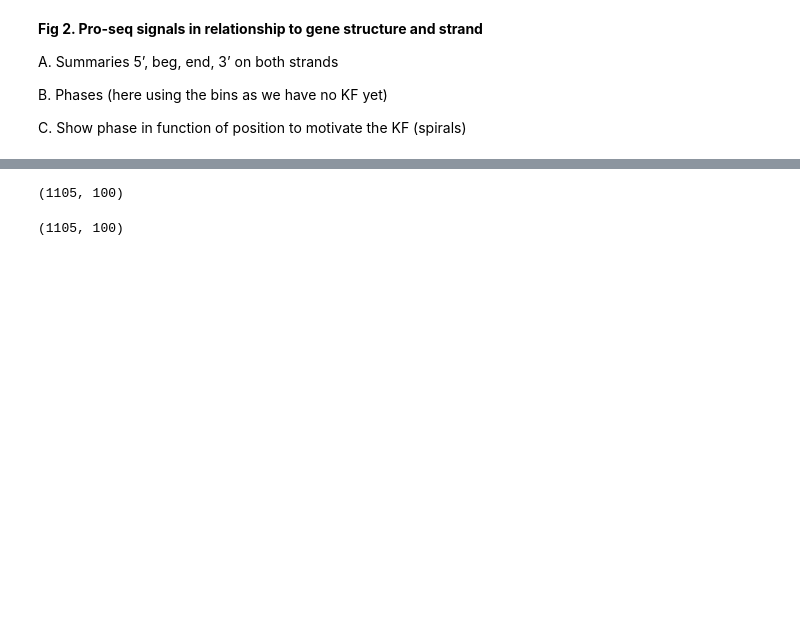
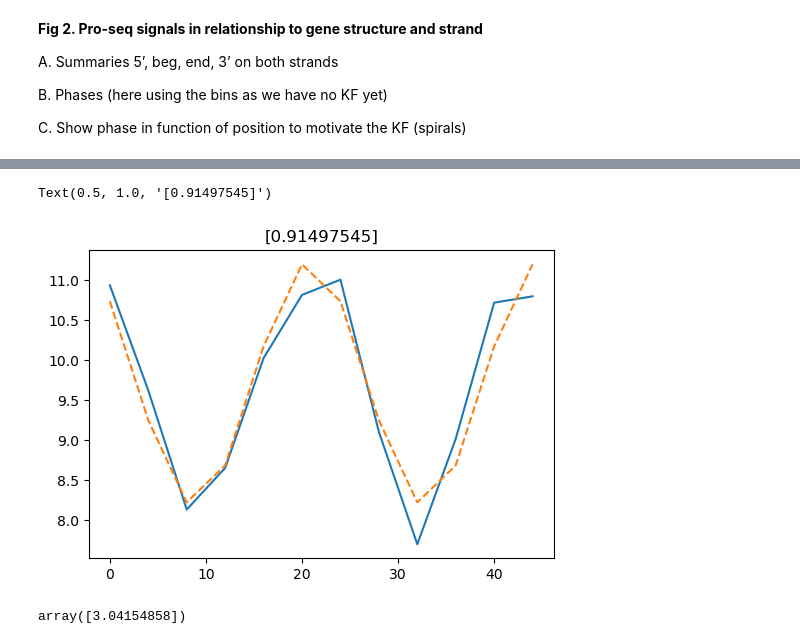
Before and after one commit to jmbreda/PROseq, a Jupyter notebook: notebooks/Figure2.ipynb, the cells around one changed output, grey strips where cells are left out. Cells and saved outputs as stored; diff of their text form; code cells hidden in the pictures; blank space fills up the shorter version.

```diff
--- a/notebooks/Figure2.ipynb
+++ b/notebooks/Figure2.ipynb
@@ -537,8 +575,61 @@ array([[       nan,        nan,        nan, ..., 0.16563551, 0.09914465,
-# %%
-Flank_rel_phase[flank].shape
-# %% [output]
-(1105, 100)
-# %%
-Flank_rel_phase[flank].shape
-# %% [output]
-(1105, 100)
+# %%
+coord = ['chr7',113207465,113314126,'+']
+
+n_bins_flank = 1
+
+ω = 2*np.pi/24
+T = np.arange(0,48,4)
+N = T.shape[0]
+
+# get gene coordinates and opposite strand ( - if + and + if -)
+chr, start, end, strand = coord
+strand_opp = '+-'.replace(strand,'')
+
+# get gene mean expression
+X = get_expression_in_window(f'{chr}:{start}:{end}:{strand}', bin_size)
+MU = X.values.mean()
+
+flank_size = n_bins_flank*bin_size
+
+x = get_expression_in_window(f'{chr}:{start}:{start+flank_size}:{strand}', bin_size)
+#Flanks['sense_end']       = get_expression_in_window(f'{chr}:{end-flank_size}:{end+flank_size}:{strand}', bin_size)
+#Flanks['antisense_start'] = get_expression_in_window(f'{chr}:{start-flank_size}:{start+flank_size}:{strand_opp}', bin_size)
+#Flanks['antisense_end']   = get_expression_in_window(f'{chr}:{end-flank_size}:{end+flank_size}:{strand_opp}', bin_size)
+
+# make sure that the retrieved matrix have n_bins_flank+1 bins
+
+if x.shape[0] != n_bins_flank:
+    x = x.iloc[1:,:]
+x = x.values
+
+idx_out = x.var(1) < 1e-10
+
+f_flanks = np.sum( x * np.exp(1j*ω*T) ,1)
+f_flanks[idx_out] = np.nan
+
+μ = x.mean(1)
+φ = np.arctan2(np.imag(f_flanks),np.real(f_flanks))
+A = 2*np.abs(f_flanks)/N
+
+x_hat = μ[:,None] + A[:,None] * np.cos(ω * T[None,:] - φ[:,None])
+sig2_res = np.var(x - x_hat,1)
+sig2_tot = np.var(x,1)
+R2 = np.zeros(sig2_res.shape)
+R2[sig2_tot==0] = 0
+R2[sig2_tot!=0] = 1 - sig2_res[sig2_tot!=0] / sig2_tot[sig2_tot!=0]
+
+f_mean = np.nanmean( f_flanks )
+φ_mean = np.arctan2(np.imag(f_mean),np.real(f_mean))
+
+fig, ax = plt.subplots(figsize=(6, 4))
+
+ax.plot(T, x.T, label='Expression')
+ax.plot(T, x_hat.T, label='Fit', linestyle='--')
+ax.set_title(R2)
+# %% [output]
+Text(0.5, 1.0, '[0.91497545]')
+[figure, added]
+# %%
+2*A
+# %% [output]
+array([3.04154858])
```
Also changed, not shown: parts of 7 cells of this notebook, 4 other files.
